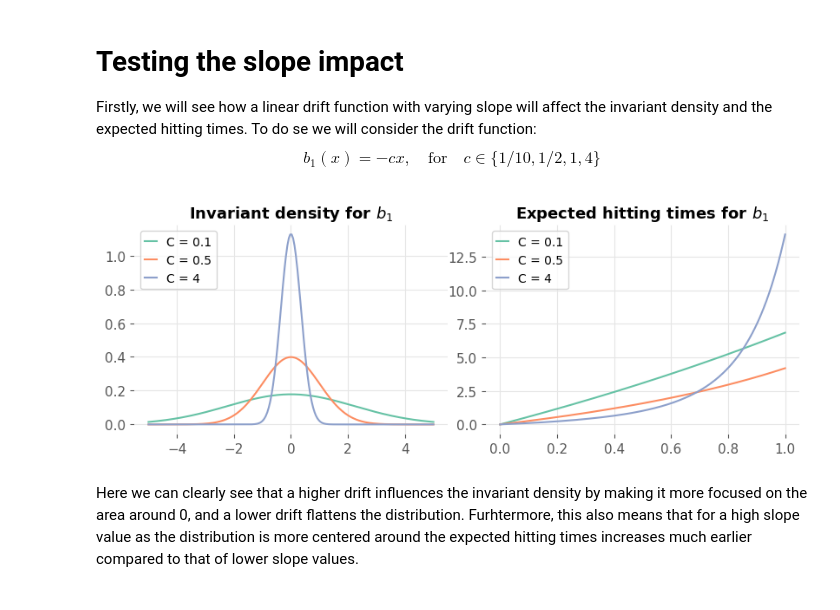
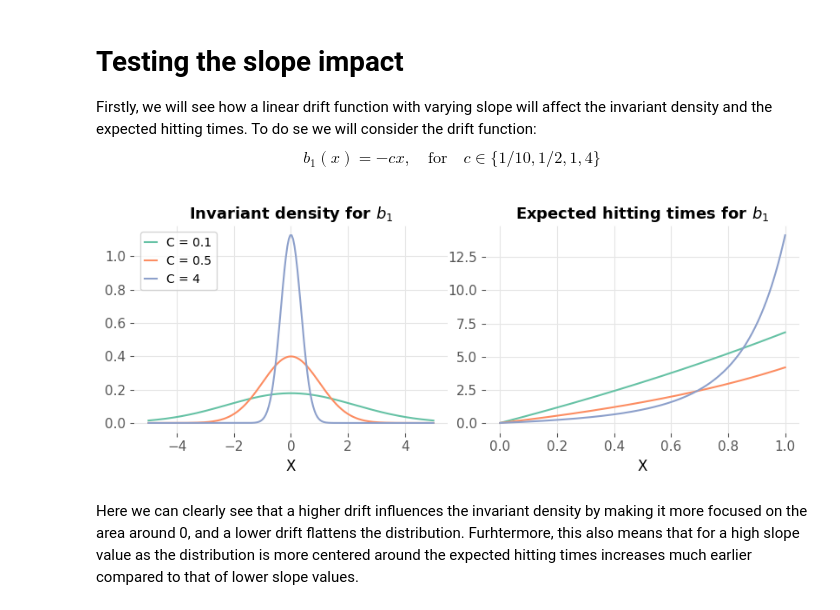
Before and after one commit to RasmusBrostroem/Data-driven-algorithms-for-Impulse-control-problem-Thesis, a Jupyter notebook: TestingDriftFunctions.ipynb, the cells around one changed output. Drawn from its saved outputs; the diff is of its cells as text; code cells hidden in the pictures.

```diff
--- a/TestingDriftFunctions.ipynb
+++ b/TestingDriftFunctions.ipynb
@@ -31,34 +31,36 @@ expected_hitting_times = [pros.xi(x_range_xi) for pros in diffProsses]
 # %%
 colors = ['#66c2a5', '#fc8d62', '#8da0cb']
 
-fig, ax = plt.subplots(1,2,figsize=(8.3, 3.2))
+fig, ax = plt.subplots(1,2,figsize=(8.3, 3.4))
 #fig.set_size_inches(11.69, 8.27)
 
 for i, invariant_density in enumerate(invariant_densities):
     ax[0].plot(x_range_invariant, invariant_density, label=f"C = {cs[i]}", color=colors[i])
 ax[0].legend(loc="upper left", handlelength=1, handleheight=0.5)
 ax[0].set_title("Invariant density for $b_1$", fontsize=13, fontweight="bold")
 #ax[0].set_xlabel("X", fontsize=12)
 ax[0].ticklabel_format(style="plain")
 ax[0].tick_params(axis='both', which='major', labelsize=11)
 ax[0].tick_params(axis='both', which='minor', labelsize=11)
+ax[0].set_xlabel("X")
 
 for i, expected_hitting_time in enumerate(expected_hitting_times):
     ax[1].plot(x_range_xi, expected_hitting_time, label=f"C = {cs[i]}", color=colors[i])
-ax[1].legend(loc="upper left", handlelength=1, handleheight=0.5)
+#ax[1].legend(loc="upper left", handlelength=1, handleheight=0.5)
 ax[1].set_title("Expected hitting times for $b_1$", fontsize=13, fontweight="bold")
 #ax[1].set_xlabel("X", fontsize=12)
 ax[1].ticklabel_format(style="plain")
 ax[1].tick_params(axis='both', which='major', labelsize=11)
 ax[1].tick_params(axis='both', which='minor', labelsize=11)
+ax[1].set_xlabel("X")
 #ax[1].set_ylim([0, 30])
 plt.tight_layout()
 
 
-#plt.savefig(r'C:\Users\razz_\OneDrive - Aarhus Universitet\UNI\DataVidenskab\10. Semester\Images\DriftAndReward\Appendix\LinearDriftsb1.pdf')
+plt.savefig(r'C:\Users\razz_\OneDrive - Aarhus Universitet\UNI\DataVidenskab\10. Semester\Images\DriftAndReward\LinearDriftsb1.pdf')
 plt.show()
 # %% [output]
-[figure, old version]
+[figure, new version]
 # %% [markdown]
 Here we can clearly see that a higher drift influences the invariant density by making it more focused on the area around 0, and a lower drift flattens the distribution. Furhtermore, this also means that for a high slope value as the distribution is more centered around the expected hitting times increases much earlier compared to that of lower slope values.
 # %% [markdown]
```
